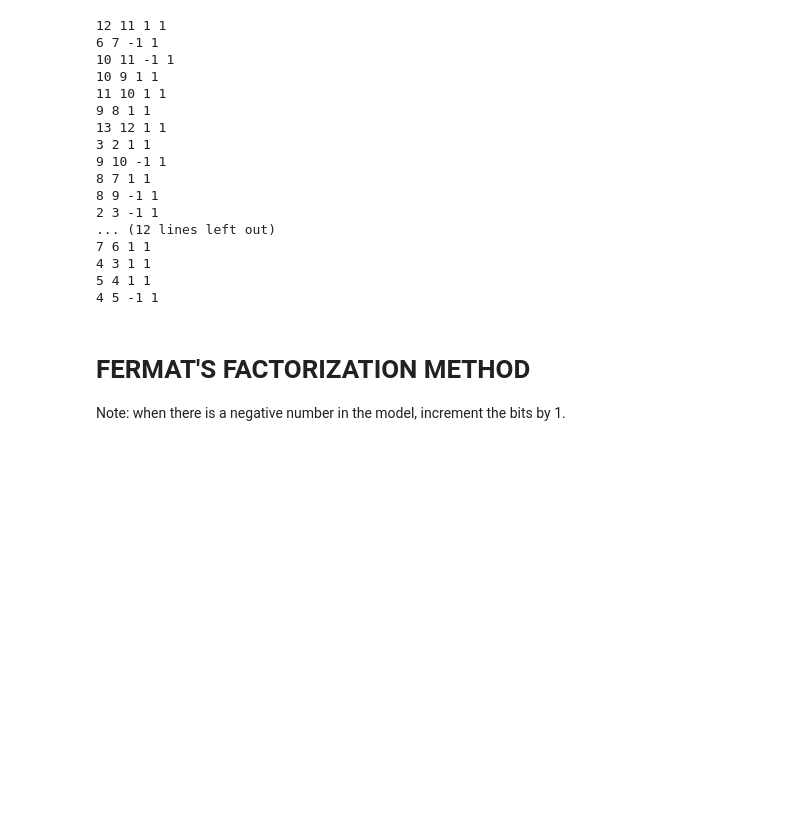
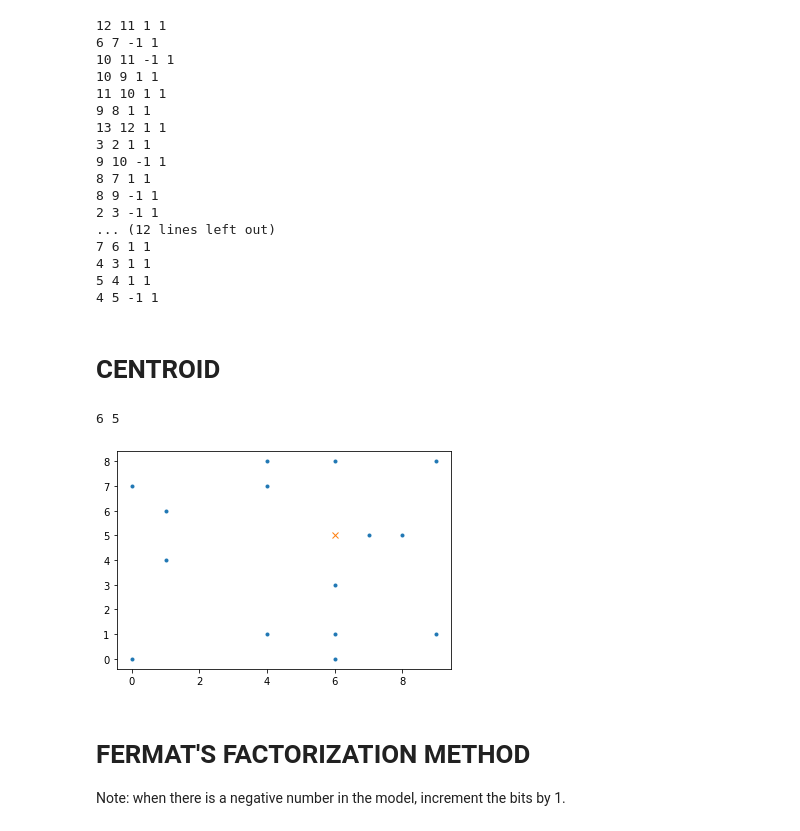
Before and after one commit to maxtuno/PEQNP, a Jupyter notebook: docs/PEQNP.ipynb, the cells around one changed output. Drawn from its saved outputs; the diff is of its cells as text; code cells hidden in the pictures; blank space fills up the shorter version.

```diff
--- a/docs/PEQNP.ipynb
+++ b/docs/PEQNP.ipynb
@@ -90,6 +82,38 @@ while cnf.satisfy():
 4 3 1 1
 5 4 1 1
 4 5 -1 1
+# %% [markdown]
+# CENTROID
+# %%
+import numpy as np
+import peqnp as cnf
+import matplotlib.pyplot as plt
+
+n = 15
+
+data = np.random.randint(0, 10, size=(n, 2))
+
+opt = 1
+while True:
+    cnf.engine(10)
+
+    x = cnf.integer()
+    y = cnf.integer()
+
+    assert sum(abs(xy[0] - x) + abs(xy[1] - y) for xy in data) < opt
+
+    if cnf.satisfy(turbo=True):
+        print(x, y)
+        a, b = zip(*data)
+        plt.plot(a, b, '.')
+        plt.plot(x, y, 'x')
+        plt.show()
+        break
+    else:
+        opt += 1
+# %% [output]
+6 5
+[figure, added]
 # %% [markdown]
 # FERMAT'S FACTORIZATION METHOD
 
```
Also changed, not shown: parts of 20 cells of this notebook.
